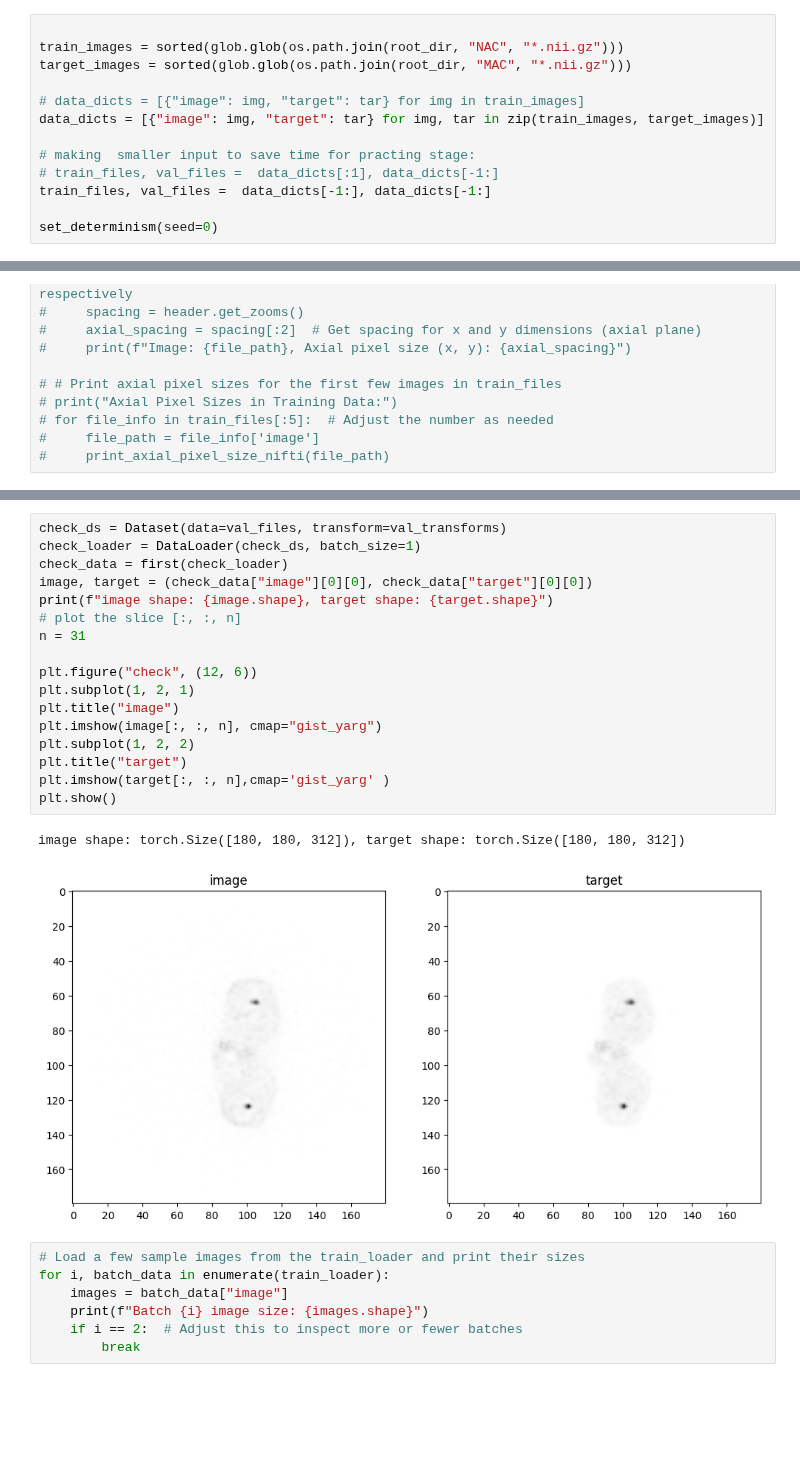
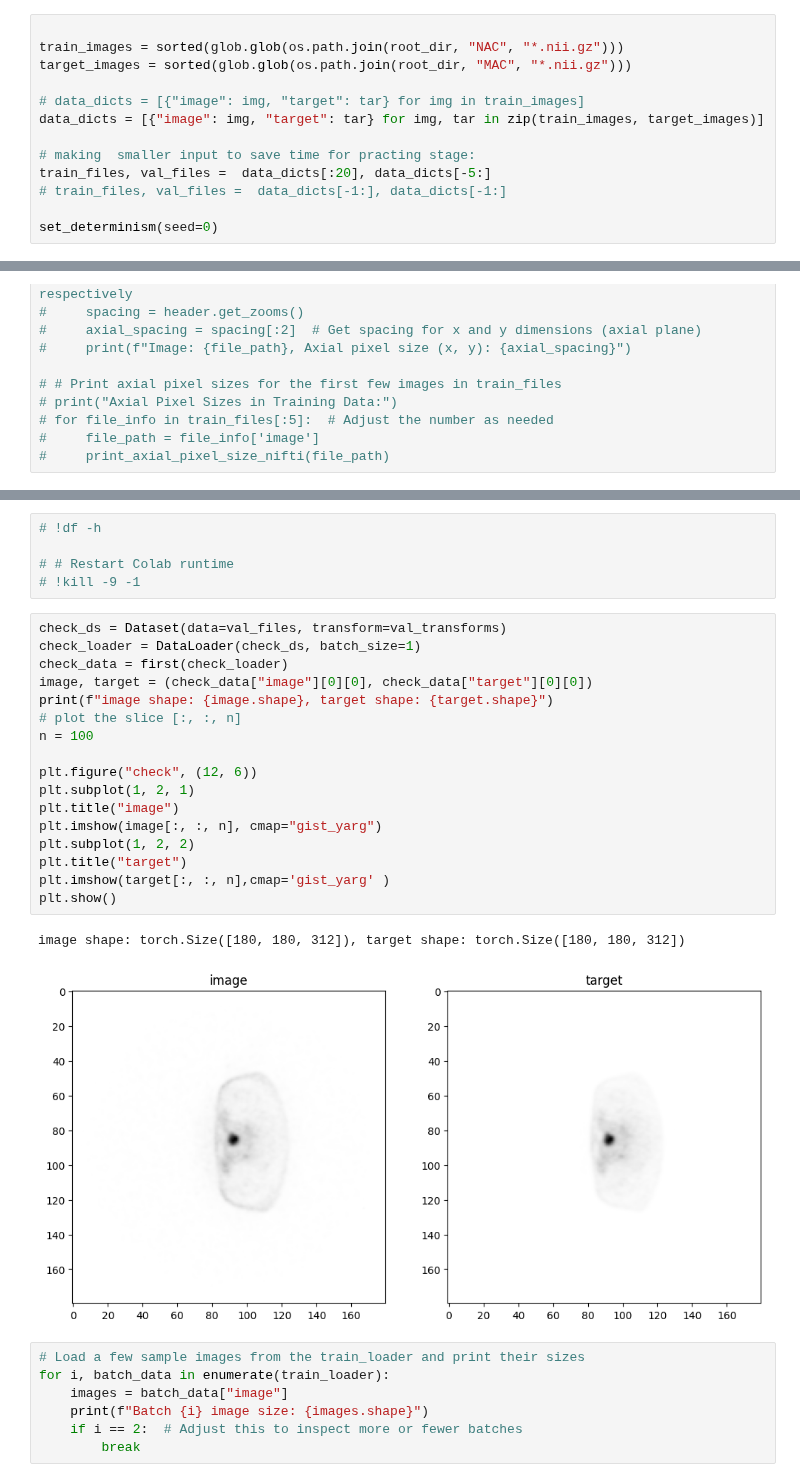
Before and after one commit to s-shahpouri/DL_PET, a Jupyter notebook: PET_Regression.ipynb, the cells around one changed output, grey strips where cells are left out. Cells and saved outputs as stored; diff of their text form; blank space fills up the shorter version.

```diff
--- a/PET_Regression.ipynb
+++ b/PET_Regression.ipynb
@@ -59,8 +59,8 @@ target_images = sorted(glob.glob(os.path.join(root_dir, "MAC", "*.nii.gz")))
 data_dicts = [{"image": img, "target": tar} for img, tar in zip(train_images, target_images)]
 
 # making  smaller input to save time for practing stage:
-# train_files, val_files =  data_dicts[:1], data_dicts[-1:]
-train_files, val_files =  data_dicts[-1:], data_dicts[-1:]
+train_files, val_files =  data_dicts[:20], data_dicts[-5:]
+# train_files, val_files =  data_dicts[-1:], data_dicts[-1:]
 
 set_determinism(seed=0)
 # %%
@@ -149,23 +161,28 @@ val_loader = DataLoader(val_ds, batch_size=4, shuffle=False, num_workers=4)
+# %%
+# !df -h
+
+# # Restart Colab runtime
+# !kill -9 -1
 # %%
 check_ds = Dataset(data=val_files, transform=val_transforms)
 check_loader = DataLoader(check_ds, batch_size=1)
 check_data = first(check_loader)
 image, target = (check_data["image"][0][0], check_data["target"][0][0])
 print(f"image shape: {image.shape}, target shape: {target.shape}")
 # plot the slice [:, :, n]
-n = 31
+n = 100
 
 plt.figure("check", (12, 6))
 plt.subplot(1, 2, 1)
 plt.title("image")
 plt.imshow(image[:, :, n], cmap="gist_yarg")
 plt.subplot(1, 2, 2)
 plt.title("target")
 plt.imshow(target[:, :, n],cmap='gist_yarg' )
 plt.show()
 # %% [output]
 image shape: torch.Size([180, 180, 312]), target shape: torch.Size([180, 180, 312])
-[figure, old version]
+[figure, new version]
 # %%
 # Load a few sample images from the train_loader and print their sizes
 for i, batch_data in enumerate(train_loader):
```
Also changed, not shown: parts of 10 cells of this notebook.
